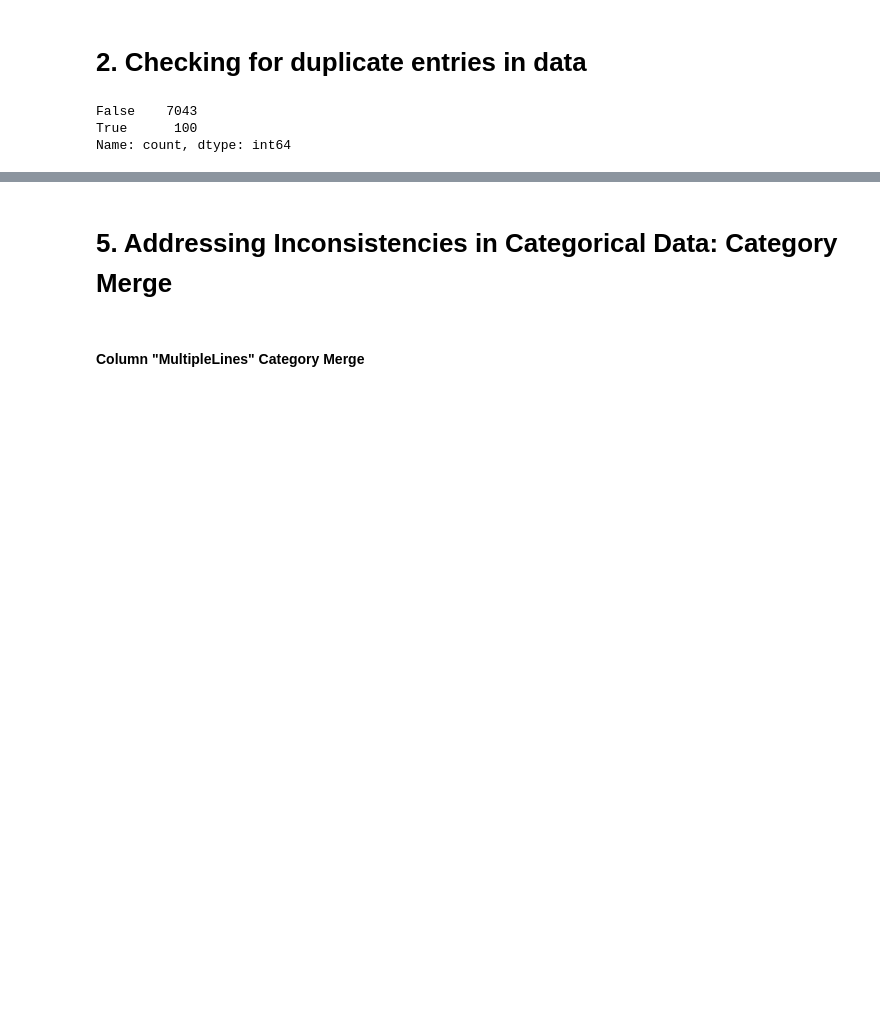
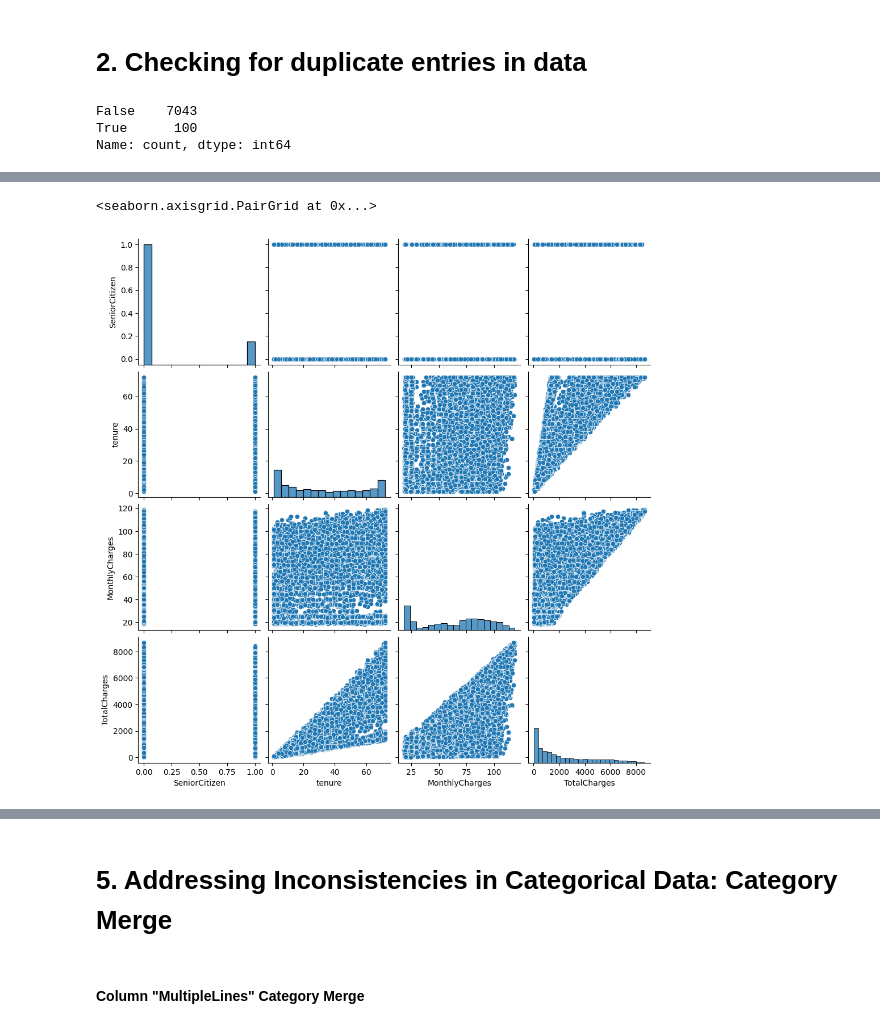
Before and after one commit to ThankiJay/Customer-Churn-Prediction, a Jupyter notebook: notebook/Data Cleaning.ipynb, the cells around one changed output, grey strips where cells are left out. Drawn from its saved outputs; the diff is of its cells as text; code cells hidden in the pictures; blank space fills up the shorter version.

```diff
--- a/notebook/Data Cleaning.ipynb
+++ b/notebook/Data Cleaning.ipynb
@@ -151,0 +283,5 @@ Name: count, dtype: int64
+# %%
+sns.pairplot(data=data)
+# %% [output]
+<seaborn.axisgrid.PairGrid at 0x...>
+[figure, added]
```
Also changed, not shown: parts of 62 cells of this notebook, 1 other file.
